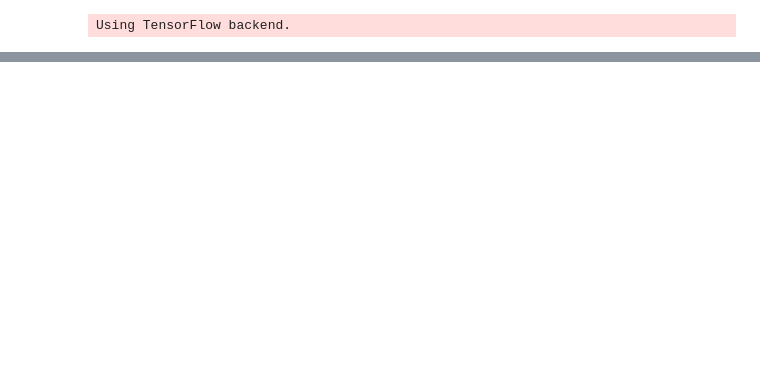
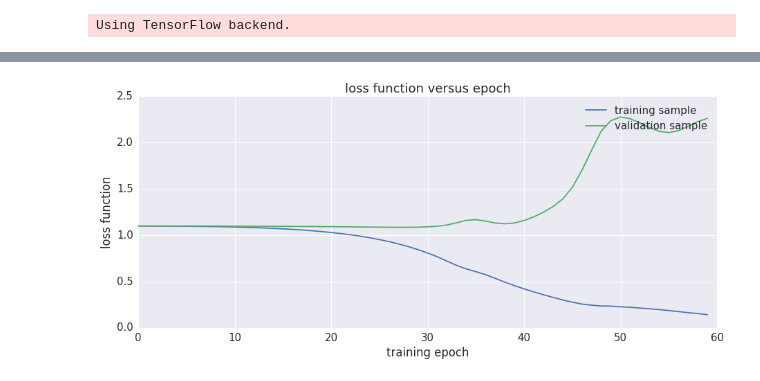
Before and after one commit to joehahn/tf-text-classification-demo, a Jupyter notebook: dl.ipynb, the cells around one changed output, grey strips where cells are left out. Saved outputs shown, nothing was run; the diff lists cells and outputs as text; code cells hidden in the pictures; blank space fills up the shorter version.

```diff
--- a/dl.ipynb
+++ b/dl.ipynb
@@ -339,0 +479,15 @@ y_test_pred
+# %%
+#plot loss function vs training epoch
+fig, ax = plt.subplots(1,1, figsize=(15, 6))
+xp = fit_history.epoch
+yp = fit_history.history['loss']
+ax.plot(xp, yp, label='training sample')
+yp = fit_history.history['val_loss']
+ax.plot(xp, yp, label='validation sample')
+ax.set_title('loss function versus epoch')
+ax.set_ylabel('loss function')
+ax.set_xlabel('training epoch')
+ax.legend()
+plt.savefig('figs/loss.png')
+# %% [output]
+[figure, added]
```
Also changed, not shown: parts of 30 cells of this notebook, 2 other files.
